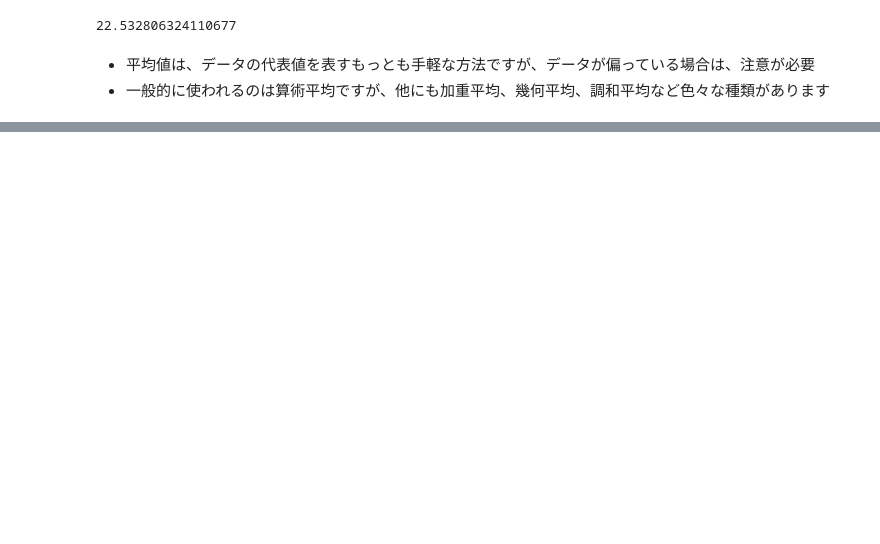
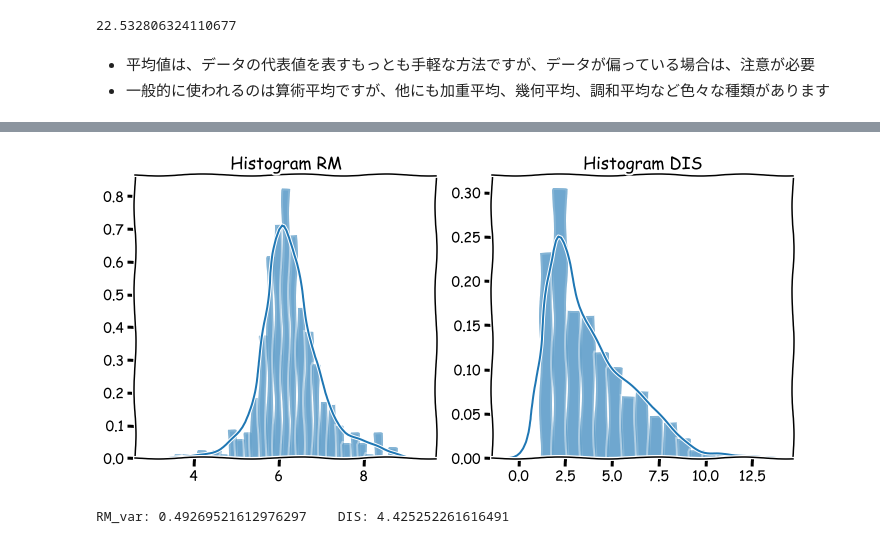
Before and after one commit to Soichiro-Fujioka/chotto-dekiru-DS, a Jupyter notebook: statistics/statistics-1.ipynb, the cells around one changed output, grey strips where cells are left out. Saved outputs shown, nothing was run; the diff lists cells and outputs as text; code cells hidden in the pictures; blank space fills up the shorter version.

```diff
--- a/statistics/statistics-1.ipynb
+++ b/statistics/statistics-1.ipynb
@@ -119,0 +180,16 @@ $$
+# %%
+fig, (ax1, ax2) = plt.subplots(1, 2, sharey=False, figsize = (10,5)) # 複数グラフの表示設定
+sns.distplot(boston.RM, ax=ax1, axlabel='')
+ax1.set_title('Histogram RM')
+sns.distplot(boston.DIS, ax=ax2, axlabel='')
+ax2.set_title('Histogram DIS')
+plt.tight_layout() # グラフが重ならないようにする
+plt.show()
+# %% [output]
+[figure, added]
+# %%
+RM_var = boston['RM'].var(ddof=0)
+DIS_var = boston['DIS'].var(ddof=0)
+print('RM_var: {}    DIS_var: {}'.format(RM_var, DIS_var))
+# %% [output]
+RM_var: 0.49269521612976297    DIS: 4.425252261616491
```
Also changed, not shown: parts of 21 cells of this notebook.
